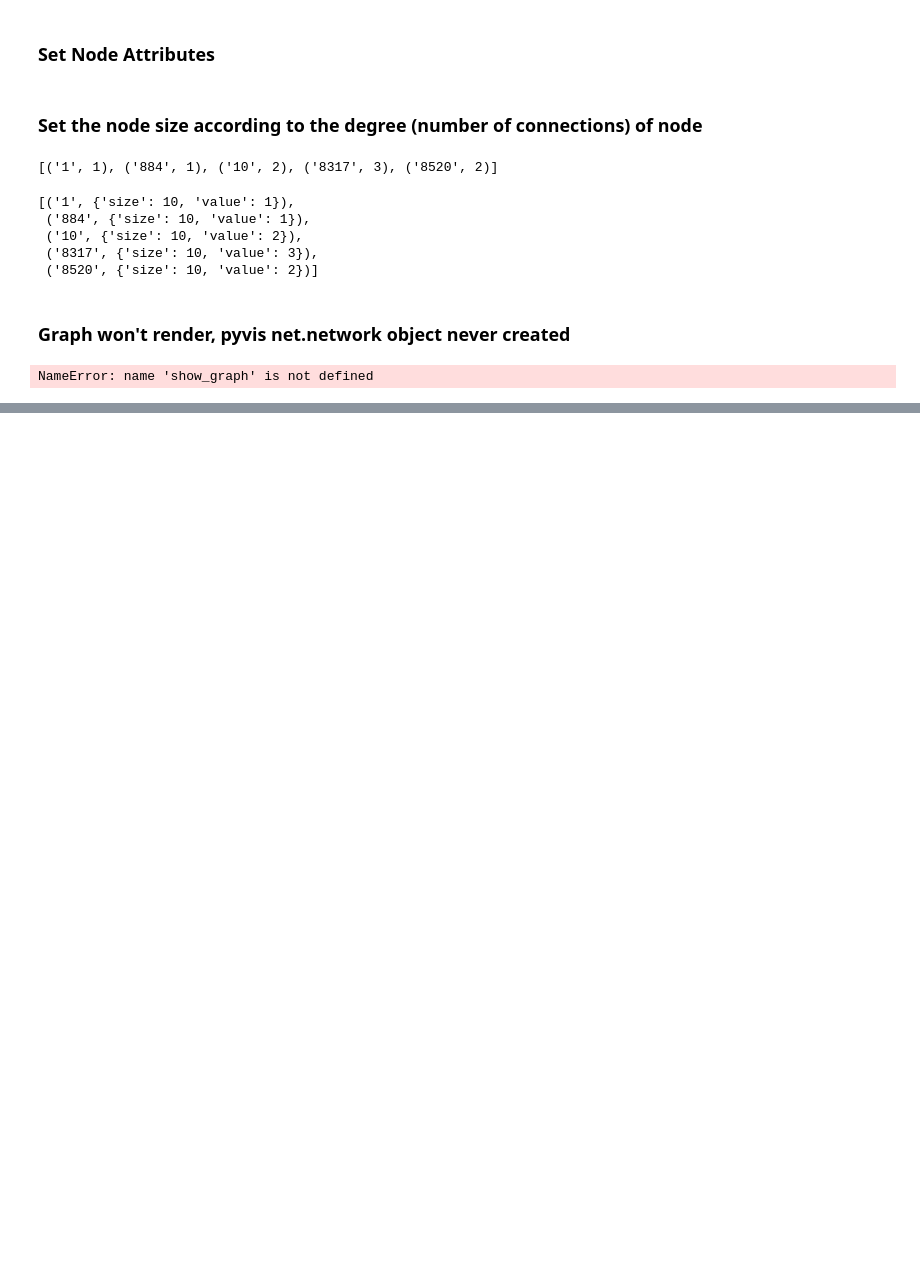
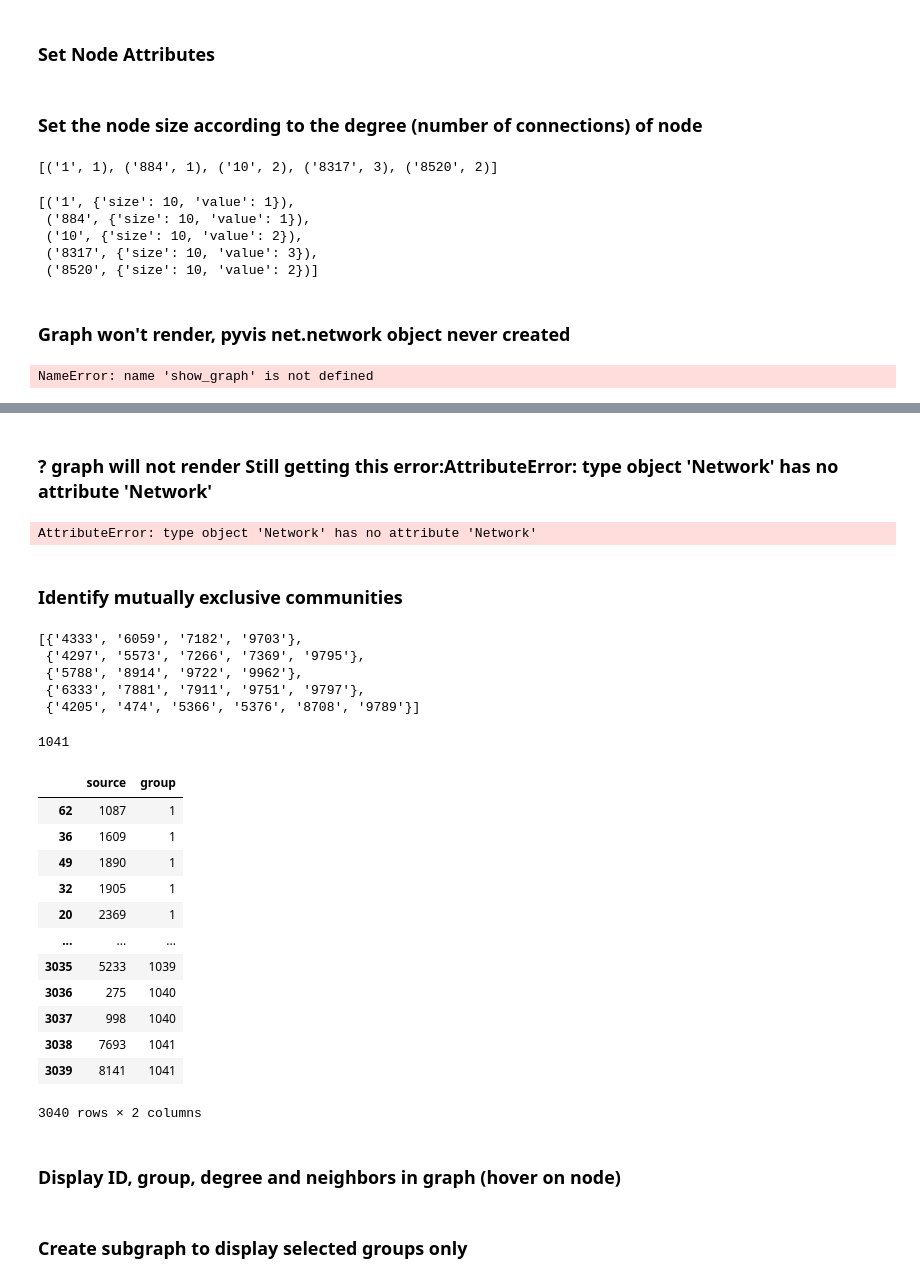
Before and after one commit to AARodgers/Stats-and-Plots, a Jupyter notebook: aml_project_full_dataset.ipynb, the cells around one changed output, grey strips where cells are left out. Drawn from its saved outputs; the diff is of its cells as text; code cells hidden in the pictures; blank space fills up the shorter version.

```diff
--- a/aml_project_full_dataset.ipynb
+++ b/aml_project_full_dataset.ipynb
@@ -260,0 +289,4 @@ NameError: name 'show_graph' is not defined
+# %%
+# Import the dataframe to networkx
+# #Note that we add the argument "edge_attr" in "from_pandas_edgelist" so that we don't have to add edge attribute seperately.
+H = nx.from_pandas_edgelist(edge_large, source='source', target='target', edge_attr=['title','value'])
@@ -260,0 +305,11 @@ NameError: name 'show_graph' is not defined
+# %% [markdown]
+<h3>? graph will not render Still getting this error:AttributeError: type object 'Network' has no attribute 'Network'</h3>
+# %%
+# Generate the graph with pyvis
+# Add a line nt.toggle_physics(False) beforehand otherwise the graph will take a very long time to load
+nt = net.Network(width='100%', height='100%', directed=False)
+nt.toggle_physics(False)
+nt.from_nx(H)
+nt.show('06_H_full.html')
+# %% [output]
+AttributeError: type object 'Network' has no attribute 'Network'
@@ -260,0 +321,24 @@ NameError: name 'show_graph' is not defined
+# %% [markdown]
+<h3>Identify mutually exclusive communities</h3>
+# %%
+# Separate nodes that are connected and not connect
+list(nx.connected_components(H))[0:5]
+# %% [output]
+[{'4333', '6059', '7182', '9703'},
+ {'4297', '5573', '7266', '7369', '9795'},
+ {'5788', '8914', '9722', '9962'},
+ {'6333', '7881', '7911', '9751', '9797'},
+ {'4205', '474', '5366', '5376', '8708', '9789'}]
+# %%
+# Check how many unconnected groups there are in H:
+len(list(nx.connected_components(H)))
+# %% [output]
+1041
+# %%
+# Assign the group number (from 1 to 1,041) to each node in the form of dictionary
+# In other words: Assign a community to each group
+group_dict_H = {}
+
+for group, nodes in enumerate(sorted(list(nx.connected_components(H)), key=len, reverse=True), start=1):
+    for node in nodes:
+        group_dict_H[node] = group
@@ -260,0 +347,20 @@ NameError: name 'show_graph' is not defined
+# %%
+# Get a summary of group size
+groups = pd.DataFrame({'source':group_dict_H.keys(), 'group':group_dict_H.values()}).sort_values(by=['group','source'])
+groups
+# %% [output]
+|  | source | group |
+| 62 | 1087 | 1 |
+| 36 | 1609 | 1 |
+| 49 | 1890 | 1 |
+| 32 | 1905 | 1 |
+| 20 | 2369 | 1 |
+| ... | ... | ... |
+| 3035 | 5233 | 1039 |
+| 3036 | 275 | 1040 |
+| 3037 | 998 | 1040 |
+| 3038 | 7693 | 1041 |
+| 3039 | 8141 | 1041 |
+3040 rows × 2 columns
+# %% [markdown]
+<h3>Display ID, group, degree and neighbors in graph (hover on node)</h3>
@@ -260,0 +385,2 @@ NameError: name 'show_graph' is not defined
+# %% [markdown]
+<h3>Create subgraph to display selected groups only</h3>
```
Also changed, not shown: parts of 47 cells of this notebook.
